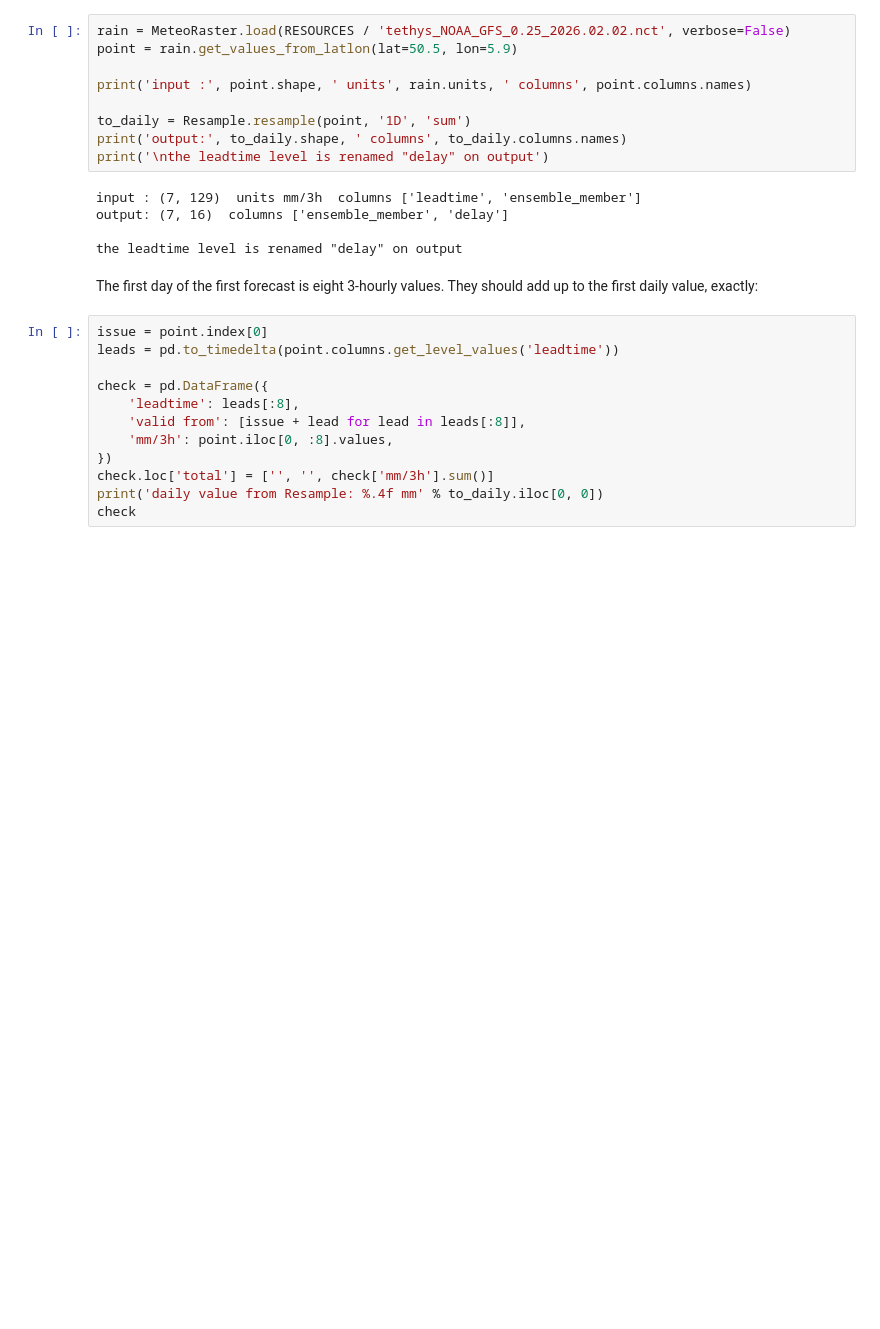
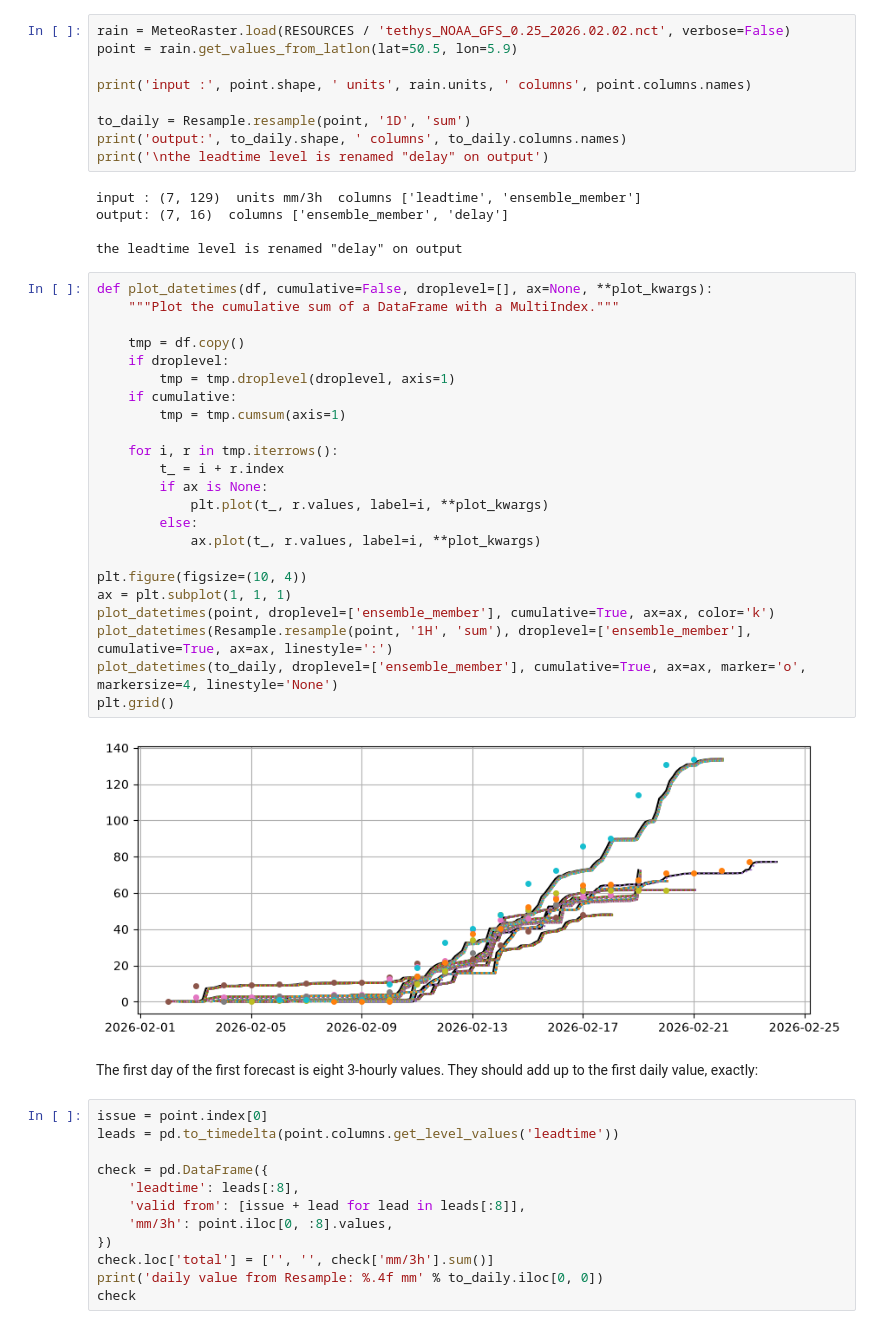
Before and after one commit to FORESIGHT-ULisboa/Tethys-meteoraster, a Jupyter notebook: notebooks/07_resampling.ipynb, the cells around one changed output. Drawn from its saved outputs; the diff is of its cells as text; blank space fills up the shorter version.

```diff
--- a/notebooks/07_resampling.ipynb
+++ b/notebooks/07_resampling.ipynb
@@ -141,6 +141,31 @@ input : (7, 129)  units mm/3h  columns ['leadtime', 'ensemble_member']
 output: (7, 16)  columns ['ensemble_member', 'delay']
 
 the leadtime level is renamed "delay" on output
+# %%
+def plot_datetimes(df, cumulative=False, droplevel=[], ax=None, **plot_kwargs):
+    """Plot the cumulative sum of a DataFrame with a MultiIndex."""
+
+    tmp = df.copy()
+    if droplevel:
+        tmp = tmp.droplevel(droplevel, axis=1)
+    if cumulative:
+        tmp = tmp.cumsum(axis=1)
+
+    for i, r in tmp.iterrows():
+        t_ = i + r.index
+        if ax is None:
+            plt.plot(t_, r.values, label=i, **plot_kwargs)
+        else:
+            ax.plot(t_, r.values, label=i, **plot_kwargs)
+
+plt.figure(figsize=(10, 4))
+ax = plt.subplot(1, 1, 1)
+plot_datetimes(point, droplevel=['ensemble_member'], cumulative=True, ax=ax, color='k')
+plot_datetimes(Resample.resample(point, '1H', 'sum'), droplevel=['ensemble_member'], cumulative=True, ax=ax, linestyle=':')
+plot_datetimes(to_daily, droplevel=['ensemble_member'], cumulative=True, ax=ax, marker='o', markersize=4, linestyle='None')
+plt.grid()
+# %% [output]
+[figure, added]
 # %% [markdown]
 The first day of the first forecast is eight 3-hourly values. They should add up to the
 first daily value, exactly:
```
